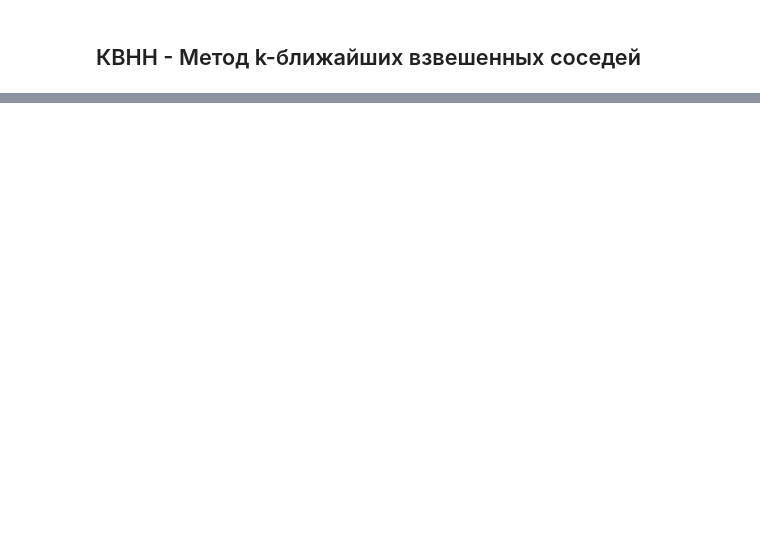
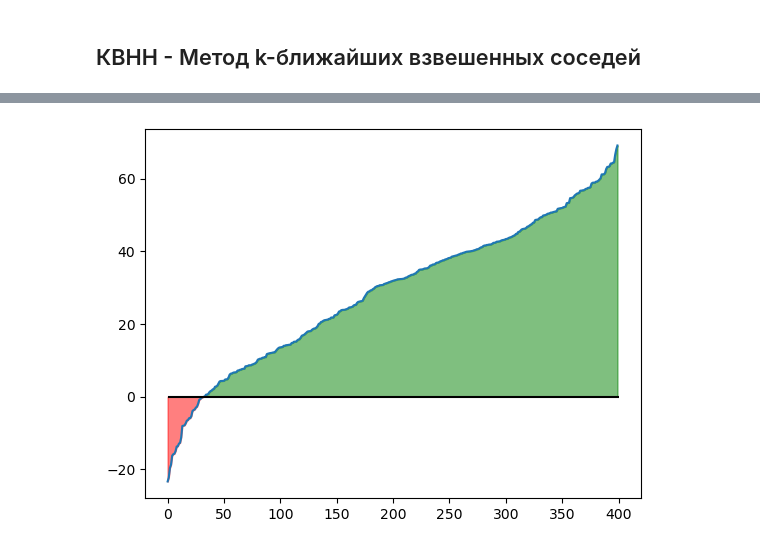
Before and after one commit to tainella/MAI, a Jupyter notebook: magistracy/1_AI/labs/sem2/lab1.ipynb, the cells around one changed output, grey strips where cells are left out. Drawn from its saved outputs; the diff is of its cells as text; code cells hidden in the pictures; blank space fills up the shorter version.

```diff
--- a/magistracy/1_AI/labs/sem2/lab1.ipynb
+++ b/magistracy/1_AI/labs/sem2/lab1.ipynb
@@ -78,0 +122,38 @@ plt.show()
+# %%
+class PFM(object):
+    def __init__(self, kernel=None, n_classes = 2):
+        self.X, self.Y, self.gams = None, None, None
+        self.kernel = lambda x: np.ones_like(x)
+        self.n_classes = n_classes
+        if kernel is not None:
+            self.kernel = kernel
+    def scores(self, X):
+        features = self.gams*self.kernel(cdist(X, self.X))
+        scores = np.vstack(
+            [np.sum(features.T[np.where(self.Y==i)[0]].T, axis=-1) for i in range(self.n_classes)]).T
+        return scores
+    def predict(self, X):
+        return np.argmax(self.scores(X), axis=-1)
+    def fit(self, X, Y, epoch=10):
+        self.X, self.Y, self.gams = np.array(X), np.array(Y), np.zeros_like(Y)
+        for _ in range(epoch):
+            for i, (x, y) in enumerate(zip(self.X, self.Y)):
+                if self.predict(np.array([x]))[0] != y:
+                    self.gams[i] += 1
+# %%
+model = PFM(kernel=lambda x: K(x, h=5), n_classes = 5)
+model.fit(X_train, Y_train)
+# %%
+M = []
+M = [s[y] - s[y-1] for s, y in zip(model.scores(X_train), Y_train)]
+M = np.array(sorted(M))
+# %%
+x = list(range(len(M)))
+plt.plot(x, M)
+
+plt.hlines(0, 0, len(x), color='black')
+plt.fill_between(x, M, where=M<0, color='red', alpha=0.5)
+plt.fill_between(x, M, where=M>0, color='green', alpha=0.5)
+plt.show()
+# %% [output]
+[figure, added]
```
Also changed, not shown: parts of 16 cells of this notebook.
